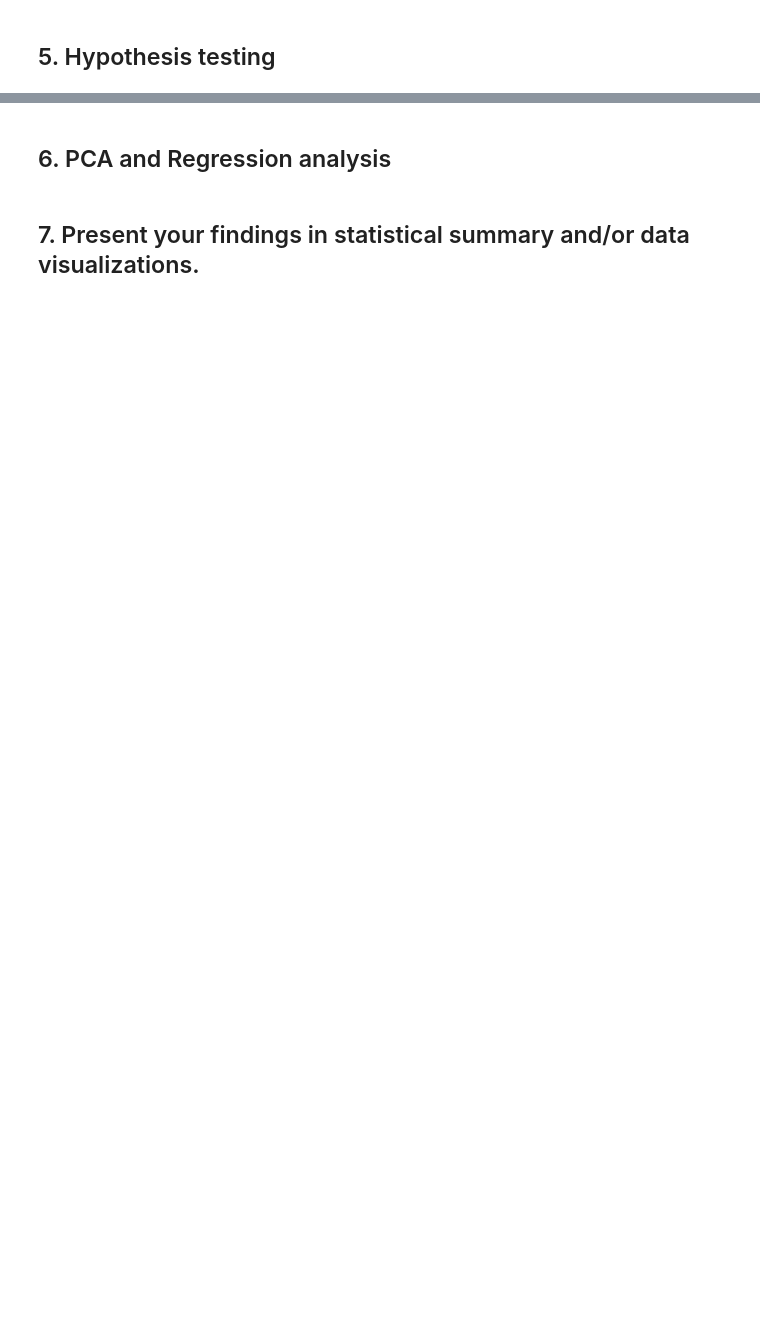
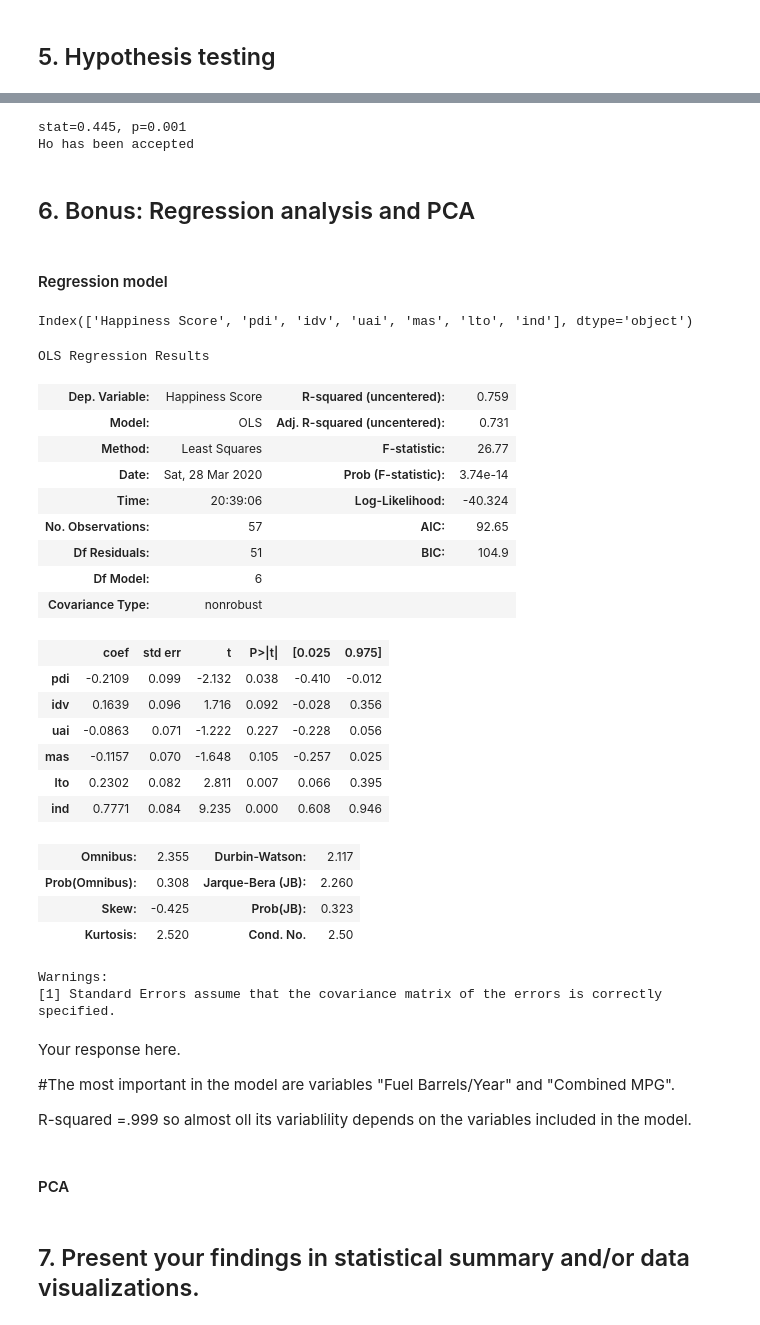
Before and after one commit to ta-datapt-bcn/project-statistical-analysis, a Jupyter notebook: your-code/Culture - Happiness interaction.ipynb, the cells around one changed output, grey strips where cells are left out. Cells and saved outputs as stored; diff of their text form; code cells hidden in the pictures; blank space fills up the shorter version.

```diff
--- a/your-code/Culture - Happiness interaction.ipynb
+++ b/your-code/Culture - Happiness interaction.ipynb
@@ -371,10 +363,10 @@ cultural_hapiness.head()
 # %% [markdown]
 ### Feature reduction.
 # %%
-#At the moment we will only work with Hapiness Score and the different cultural dimensions so we will not keep other columns.
+#At the moment we will only work with happiness Score and the different cultural dimensions so we will not keep other columns.
 
-cultural_hapiness_clean = cultural_hapiness[["country","Region","Happiness Score","pdi","idv","uai","mas","lto","ind"]]
-cultural_hapiness_clean.set_index("country").head()
+cultural_happiness_clean = cultural_happiness[["country","Region","Happiness Score","pdi","idv","uai","mas","lto","ind"]]
+cultural_happiness_clean.set_index("country").head()
 # %% [output]
 |  | Region | Happiness Score | pdi | idv | uai | mas | lto | ind |
 | country |  |  |  |  |  |  |  |  |
@@ -409,9 +401,9 @@ As there is no column with as much nulls as to delete it completely.
 # %% [markdown]
 ### Remove records with missing values.
 # %%
-cultural_hapiness_clean = cultural_hapiness_clean.dropna(subset=["Happiness Score","pdi","idv","uai",
+cultural_happiness_clean = cultural_happiness_clean.dropna(subset=["Happiness Score","pdi","idv","uai",
                                                                  "mas","lto","ind"]).set_index("country")
-cultural_hapiness_clean.head()
+cultural_happiness_clean.head()
 # %% [output]
 |  | Region | Happiness Score | pdi | idv | uai | mas | lto | ind |
 | country |  |  |  |  |  |  |  |  |
@@ -448,8 +440,8 @@ def standardize(x):
     stdx0 = np.std(x, axis=0)
     return (x - meanx0) / stdx0
 # %%
-cultural_hapiness_standardized = standardize(cultural_hapiness_clean[["Happiness Score","pdi","idv","uai", "mas","lto","ind"]])
-cultural_hapiness_standardized.head()
+cultural_happiness_standardized = standardize(cultural_happiness_clean[["Happiness Score","pdi","idv","uai", "mas","lto","ind"]])
+cultural_happiness_standardized.head()
 # %% [output]
 |  | Happiness Score | pdi | idv | uai | mas | lto | ind |
 | country |  |  |  |  |  |  |  |
@@ -459,10 +451,10 @@ cultural_hapiness_standardized.head()
 | Bangladesh | -1.537097 | 1.067165 | -1.076219 | -0.333557 | 0.390926 | -0.060468 | -1.255419 |
 | Belgium | 0.907356 | 0.320499 | 1.352828 | 1.135609 | 0.338372 | 1.519728 | 0.399550 |
 # %%
-sns.heatmap(cultural_hapiness_standardized.corr(),cmap='coolwarm',annot=True)
+sns.heatmap(cultural_happiness_standardized.corr(),cmap='coolwarm',annot=True)
 plt.title("Correlation matrix")
 
-sm = scatter_matrix(cultural_hapiness_standardized.corr(),figsize=(12,8))
+sm = scatter_matrix(cultural_happiness_standardized.corr(),figsize=(12,8))
 plt.show()
 # %% [output]
 [figure]
@@ -478,2 +475,54 @@ In those countries where **pleasure seek is indulged**, usually there's also a c
+# %%
+stat, p = pearsonr(cultural_happiness_standardized["Happiness Score"],cultural_happiness_standardized["idv"])
+print("stat=%.3f, p=%.3f" % (stat, p))
+print("Ho was rejected.") if p > 0.05 and stat >0 else print("Ho has been accepted")
+# %% [output]
+stat=0.445, p=0.001
+Ho has been accepted
 # %% [markdown]
-## 6. PCA and Regression analysis
+## 6. Bonus: Regression analysis and PCA
+# %% [markdown]
+#### Regression model
+# %%
+cultural_happiness_standardized.columns
+# %% [output]
+Index(['Happiness Score', 'pdi', 'idv', 'uai', 'mas', 'lto', 'ind'], dtype='object')
+# %%
+X = cultural_happiness_standardized[["pdi", "idv", "uai", "mas", "lto", "ind"]]
+Y = cultural_happiness_standardized["Happiness Score"]
+
+model = sm.OLS(Y, X).fit()
+model.summary()
+# %% [output]
+OLS Regression Results
+| Dep. Variable: | Happiness Score | R-squared (uncentered): | 0.759 |
+| Model: | OLS | Adj. R-squared (uncentered): | 0.731 |
+| Method: | Least Squares | F-statistic: | 26.77 |
+| Date: | Sat, 28 Mar 2020 | Prob (F-statistic): | 3.74e-14 |
+| Time: | 20:39:06 | Log-Likelihood: | -40.324 |
+| No. Observations: | 57 | AIC: | 92.65 |
+| Df Residuals: | 51 | BIC: | 104.9 |
+| Df Model: | 6 |  |  |
+| Covariance Type: | nonrobust |  |  |
+|  | coef | std err | t | P>|t| | [0.025 | 0.975] |
+| pdi | -0.2109 | 0.099 | -2.132 | 0.038 | -0.410 | -0.012 |
+| idv | 0.1639 | 0.096 | 1.716 | 0.092 | -0.028 | 0.356 |
+| uai | -0.0863 | 0.071 | -1.222 | 0.227 | -0.228 | 0.056 |
+| mas | -0.1157 | 0.070 | -1.648 | 0.105 | -0.257 | 0.025 |
+| lto | 0.2302 | 0.082 | 2.811 | 0.007 | 0.066 | 0.395 |
+| ind | 0.7771 | 0.084 | 9.235 | 0.000 | 0.608 | 0.946 |
+| Omnibus: | 2.355 | Durbin-Watson: | 2.117 |
+| Prob(Omnibus): | 0.308 | Jarque-Bera (JB): | 2.260 |
+| Skew: | -0.425 | Prob(JB): | 0.323 |
+| Kurtosis: | 2.520 | Cond. No. | 2.50 |
+Warnings:
+[1] Standard Errors assume that the covariance matrix of the errors is correctly specified.
+# %% [markdown]
+ Your response here.
+
+#The most important in the model are variables "Fuel Barrels/Year" and "Combined MPG".
+
+
+ R-squared =.999 so almost oll its variablility depends on the variables included in the model.
+# %% [markdown]
+#### PCA
```
Also changed, not shown: parts of 17 cells of this notebook.
